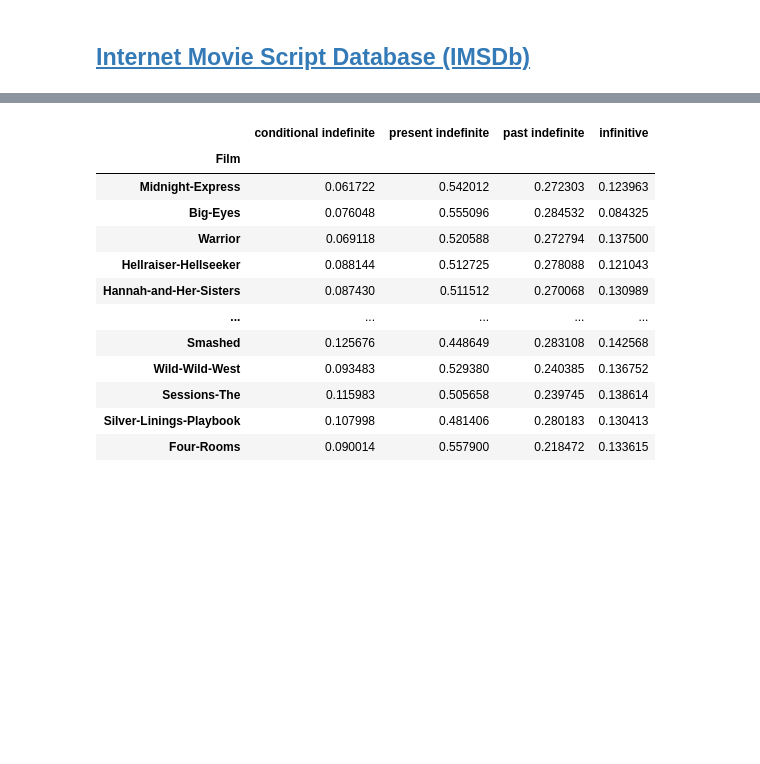
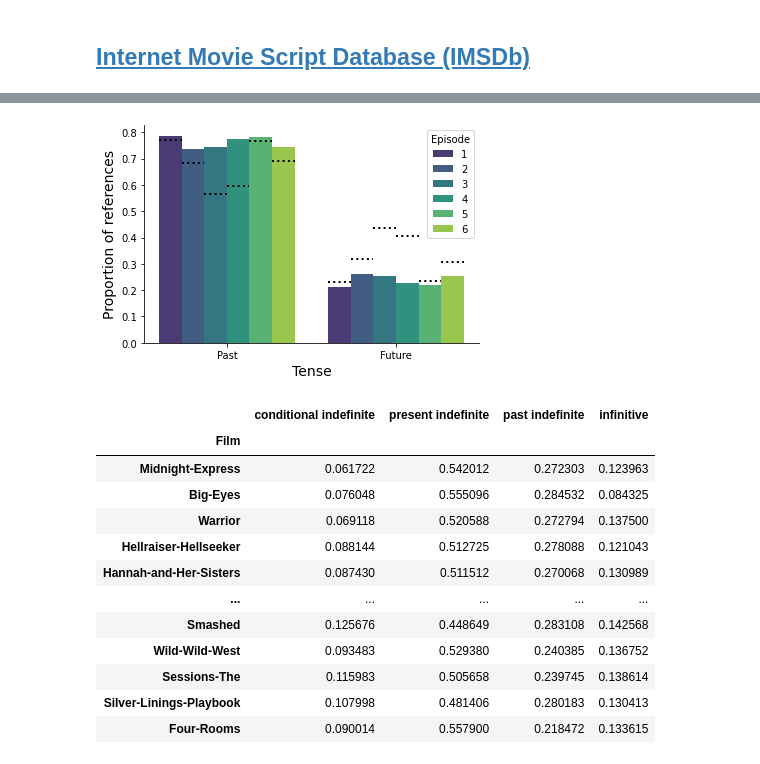
Before and after one commit to ContextLab/prediction-retrodiction-paper, a Jupyter notebook: code/meta-analysis.ipynb, the cells around one changed output, grey strips where cells are left out. Drawn from its saved outputs; the diff is of its cells as text; code cells hidden in the pictures; blank space fills up the shorter version.

Commit message:
added sample analysis of "the chair" to compare auto vs. manual reference tags

```diff
--- a/code/meta-analysis.ipynb
+++ b/code/meta-analysis.ipynb
@@ -234,0 +297,16 @@ def add_dict(d1, d2):
+# %%
+# fill in proportions for manual reference counts
+manual = pd.read_csv(ref_fname)
+manual['Total'] = manual['Past'] + manual['Future']
+
+# convert to proportions
+manual['Past'] = manual['Past'] / manual['Total']
+manual['Future'] = manual['Future'] / manual['Total']
+
+manual.reset_index(inplace=True)
+manual['Episode'] = manual['index'] + 1
+manual.drop(['index', 'Total'], axis=1, inplace=True)
+
+manual = manual.melt(var_name='tense', value_name='proportion', id_vars=['Episode'])
+manual.sort_values(['Episode'], inplace=True)
+manual
@@ -235,3 +327,29 @@ def add_dict(d1, d2):
+# %%
+episodes = np.arange(1, 7, dtype=int)
+tenses = [get_demo_tenses(demo_fname(n)) for n in episodes]
+
+# add episode labels
+for i, t in enumerate(tenses):
+    t['episode'] = episodes[i]
+
+# combine into one dataframe
+tenses = pd.concat(tenses, ignore_index=True)
+
+sns.barplot(tenses, x='tense', y='proportion', hue='episode', palette='viridis')
+plt.xlabel('Tense', fontsize=14)
+plt.ylabel('Proportion of references', fontsize=14)
+plt.legend(title='Episode', loc='upper right')
+sns.despine(top=True, right=True)
+
+ax = plt.gca()
+
+# add manual reference counts as dotted lines
+for i, p in enumerate(ax.patches):
+    x = [p.get_x(), p.get_x() + p.get_width()]  # X-coordinate of the center of the bar
+    y = manual.iloc[i]['proportion']
+    ax.plot(x, [y, y], linestyle='dotted', linewidth=2, color='black')
+# %% [output]
+[figure, added]
 # %%
 all_tenses = []
 for f in tqdm(fnames):
```
Also changed, not shown: parts of 9 cells of this notebook, 7 other files.
